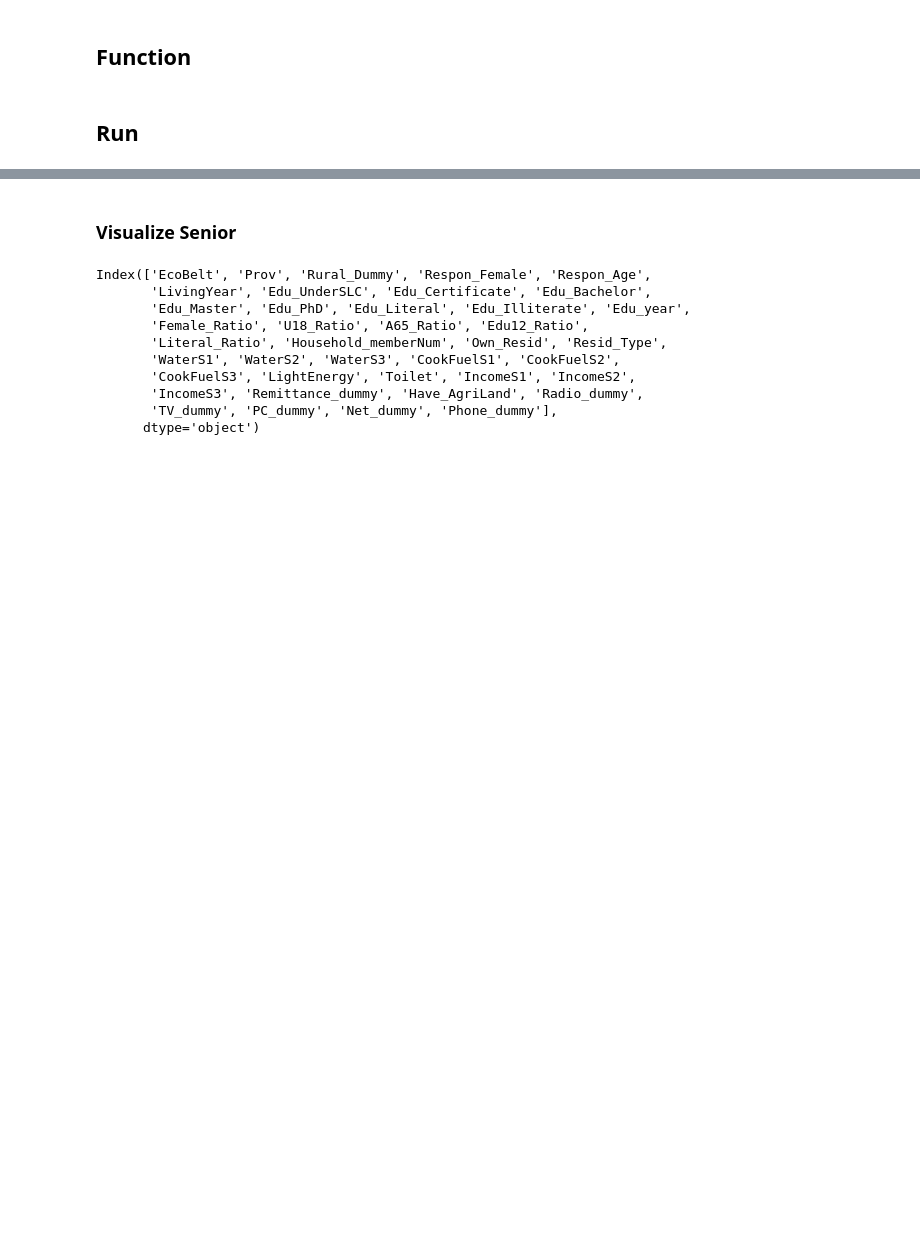
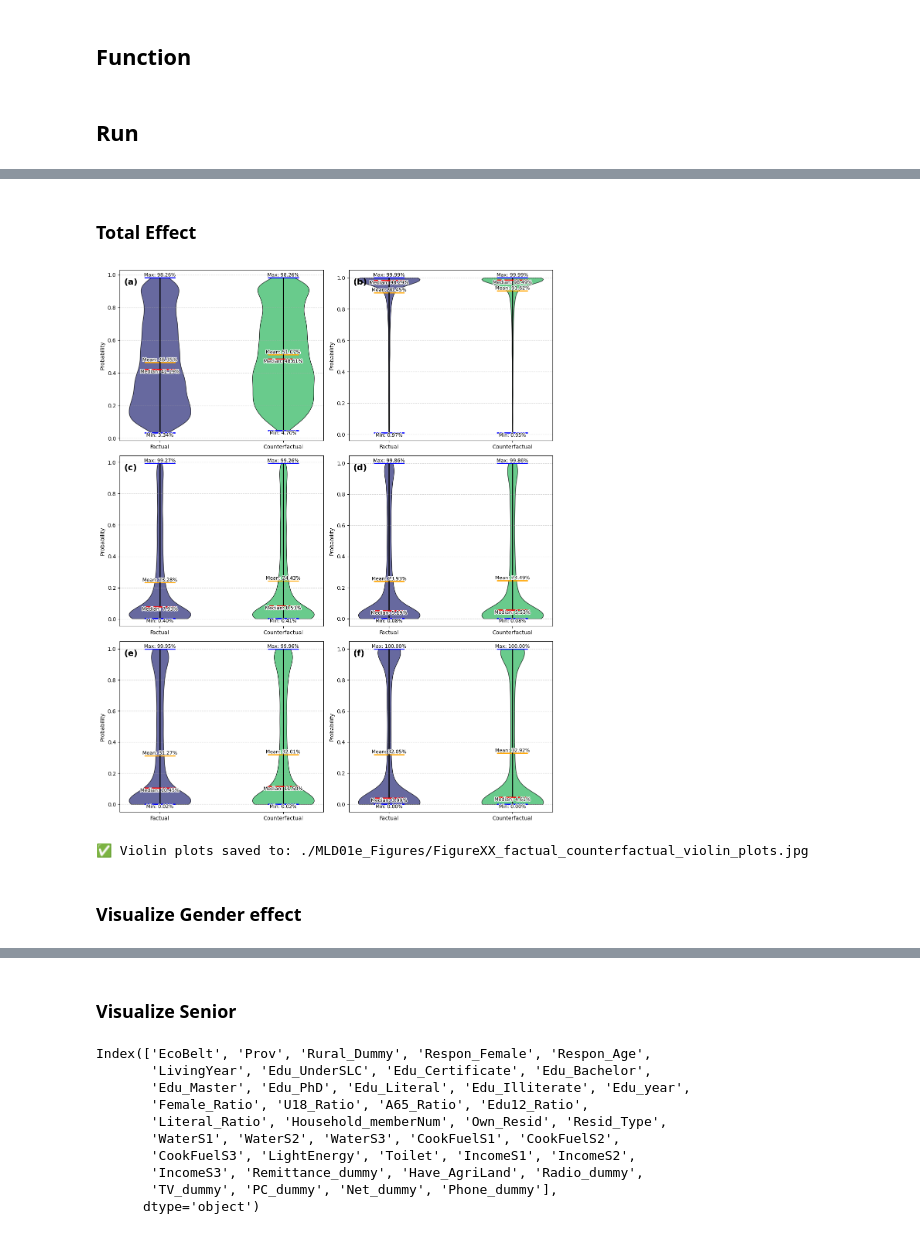
Before and after one commit to MichaelChaoLi-cpu/NepalClimateChangeImpact, a Jupyter notebook: MLD01e_Code/MLD01e_C72_VisualizeEducationResult_v1.ipynb, the cells around one changed output, grey strips where cells are left out. Saved outputs shown, nothing was run; the diff lists cells and outputs as text; code cells hidden in the pictures; blank space fills up the shorter version.

Commit message:
feat(viz): expand direct and indirect education notebooks

```diff
--- a/MLD01e_Code/MLD01e_C64_SpatiallyVisualizeEducationResult_v1.ipynb
+++ b/MLD01e_Code/MLD01e_C72_VisualizeEducationResult_v1.ipynb
@@ -126,0 +29,20 @@ def build_province_diff_df(
+# %%
+def read_all_probs_df_from_parquet(results_addr:str) -> dict:
+    """
+    Read all .parquet files in a directory into a dictionary of DataFrames.
+
+    This function scans the specified directory for all .parquet files, reads each file into a pandas DataFrame,
+    and stores them in a dictionary with keys based on the file names (without the .parquet extension).
+
+    Args:
+        results_addr (str): The directory path containing .parquet files.
+
+    Returns:
+        dict: A dictionary where keys are file names (without extension) and values are pandas DataFrames.
+    """
+    probs_dictionary = {}
+    file_address = sorted(glob(os.path.join(results_addr, '*.parquet')))
+    for file in file_address:
+        key = os.path.basename(file).replace('.parquet', '')
+        probs_dictionary[key] = pd.read_parquet(file)
+    return probs_dictionary
@@ -132,7 +250,7 @@ if __name__ == '__main__':
 # %%
 os.makedirs(MLD01e1_RESULTS_ADDR := './MLD01e_Results/MLD01e1_Results', exist_ok=True)
 # %%
-probs_dictionary = LoadDataFromDisk.read_all_probs_df_from_parquet(MLD01e1_RESULTS_ADDR)
+probs_dictionary = read_all_probs_df_from_parquet(MLD01e1_RESULTS_ADDR)
 # %%
 input_name_list = ['factual_knowledge_probs', 'factual_awareness_probs',
                    'factual_action_probs_soilandwater', 'factual_action_probs_riskreduction',
@@ -239,0 +258,13 @@ print(f"✅ Violin plots saved to: {save_address}")
+# %% [markdown]
+### Total Effect
+# %%
+visualize_factual_counterfactual_violin_plots(
+    probs_dictionary=probs_dictionary,
+    input_name_list=input_name_list,
+    save_address='./MLD01e_Figures/FigureXX_factual_counterfactual_violin_plots.jpg'
+    )
+# %% [output]
+[figure, added]
+✅ Violin plots saved to: ./MLD01e_Figures/FigureXX_factual_counterfactual_violin_plots.jpg
+# %% [markdown]
+### Visualize Gender effect
```
Also changed, not shown: parts of 21 cells of this notebook, 9 other files.
